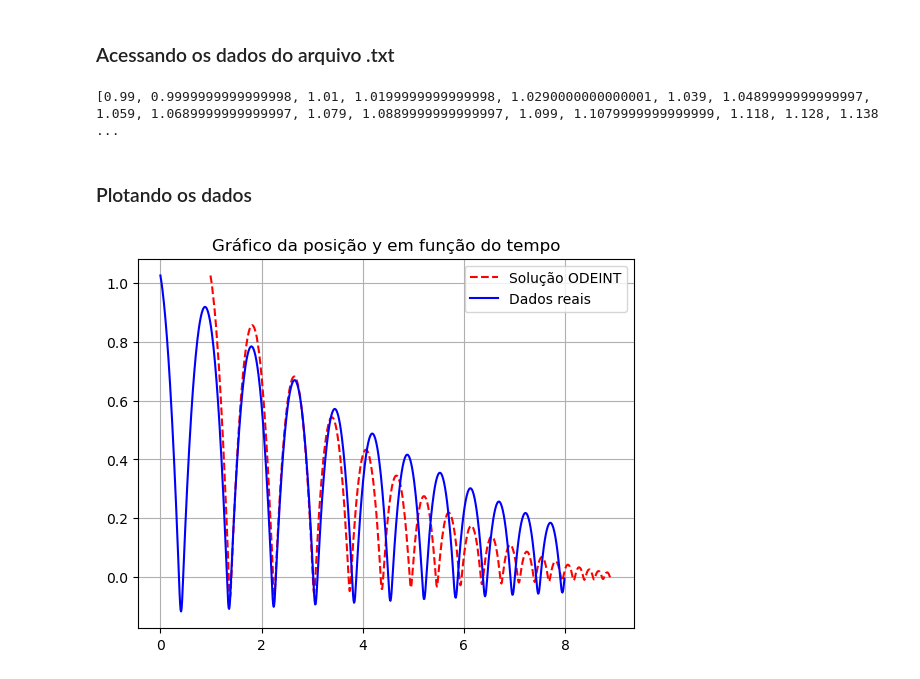
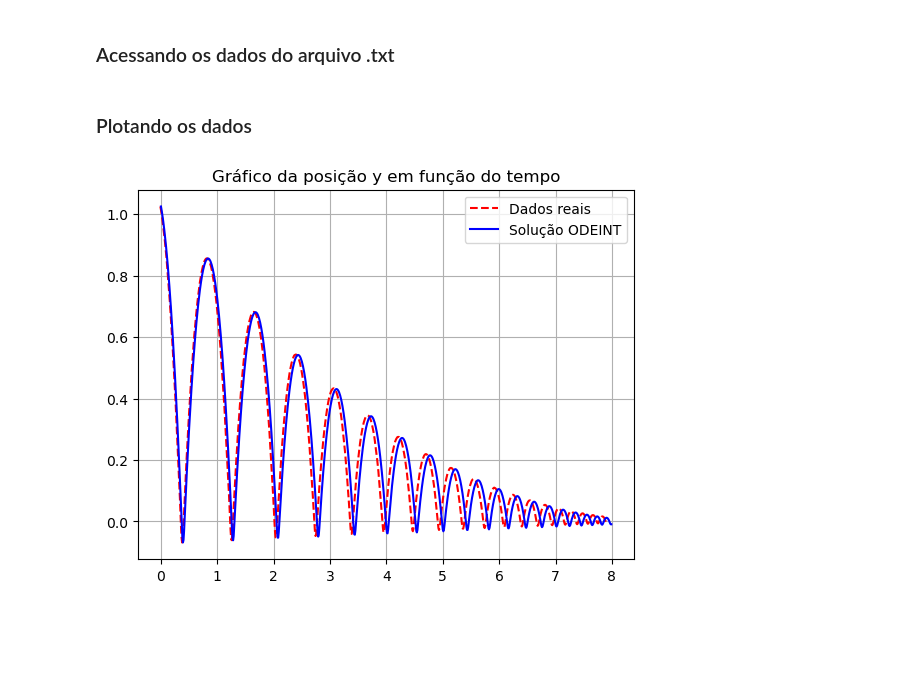
Before and after one commit to enzojunq/Modelagem-Cama-Elastica, a Jupyter notebook: P3.ipynb, the cells around one changed output. Cells and saved outputs as stored; diff of their text form; code cells hidden in the pictures; blank space fills up the shorter version.

```diff
--- a/P3.ipynb
+++ b/P3.ipynb
@@ -11,12 +11,12 @@ from math import *
 ### Parâmetros
 # %%
 massa_bola=2 # kg
-k_mola=2981 # N/m
+k_mola=7667 # N/m
 g=9.8 # m/s^2
 Cd=0.47 # Coeficiente de arrasto
 p=1.2 # kg/m^3
 A=pi*0.1**2 # m^2
-c=7.0 # N.s/m
+c=17.3 # N.s/m
 # %% [markdown]
 ### Condições iniciais
 # %%
@@ -52,6 +52,7 @@ def modelo(X,t):
 
     elif y<0 and vy>0:
         F_amort = 0
+        D = 0
 
 
     # Equações diferenciais
@@ -99,11 +100,7 @@ solucao = list(linhas)
 lista_altura = []
 lista_tempo = []
 
-# Adiciona +1.344 ao tempo devido ao momento de lançamento da bola no vídeo
+# Subtrai -1.344 ao tempo devido ao momento de lançamento da bola no vídeo
 for i in range(len(solucao)):
     lista_altura.append(float(solucao[i].split(',')[0]))
-    lista_tempo.append(float(solucao[i].split(',')[1]) - 1.344 )
-
-print(lista_tempo)
+    lista_tempo.append(float(solucao[i].split(',')[1]) - 2.344 )
-# %% [output]
-[0.99, 0.9999999999999998, 1.01, 1.0199999999999998, 1.0290000000000001, 1.039, 1.0489999999999997, 1.059, 1.0689999999999997, 1.079, 1.0889999999999997, 1.099, 1.1079999999999999, 1.118, 1.128, 1.138 ...
@@ -148,11 +107,11 @@ print(lista_tempo)
 # %% [markdown]
 ### Plotando os dados
 # %%
-plt.plot(lista_tempo, lista_altura,'r--',label='Solução ODEINT' )
-plt.plot(tempo, lista_y, label='Dados reais', color='blue')
+plt.plot(lista_tempo, lista_altura,'r--',label='Dados reais' )
+plt.plot(tempo, lista_y, label='Solução ODEINT', color='blue')
 plt.title('Gráfico da posição y em função do tempo')
 plt.legend()
 plt.grid()
 plt.show()
 # %% [output]
-[figure, old version]
+[figure, new version]
```
Also changed, not shown: parts of 2 cells of this notebook.
